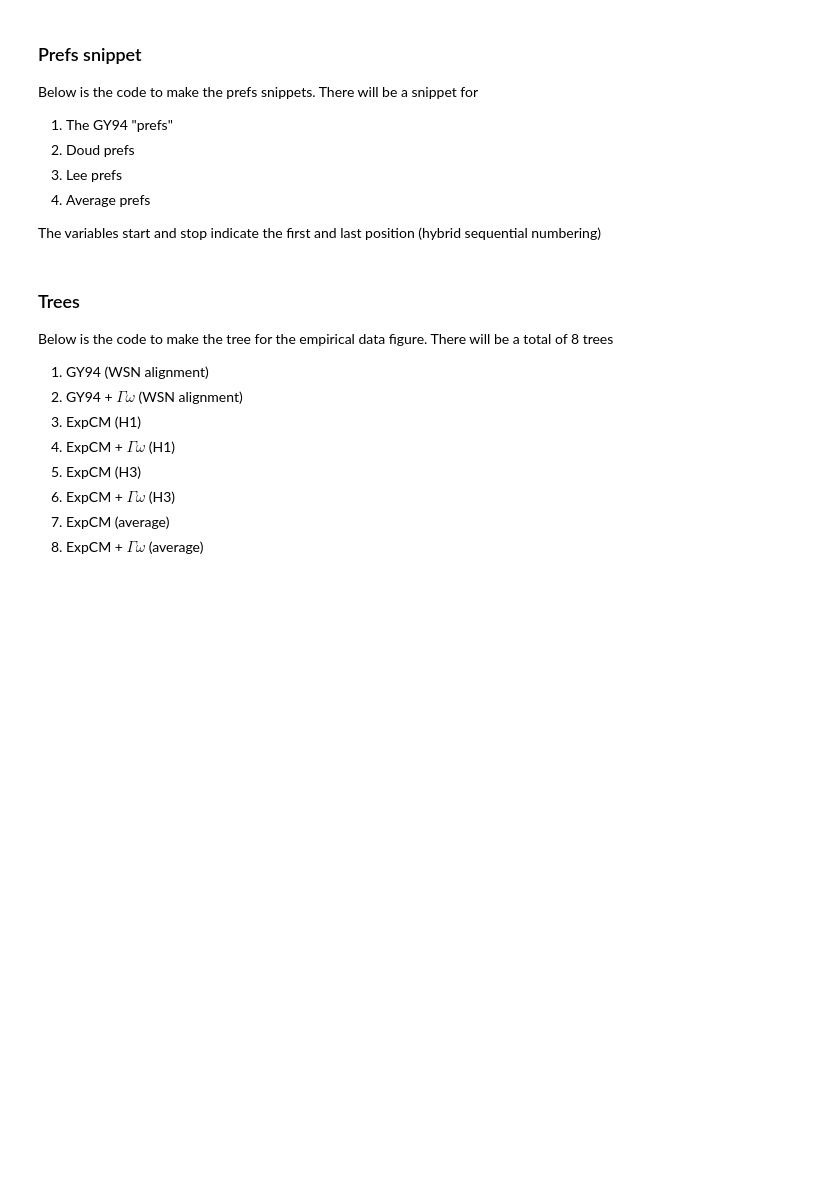
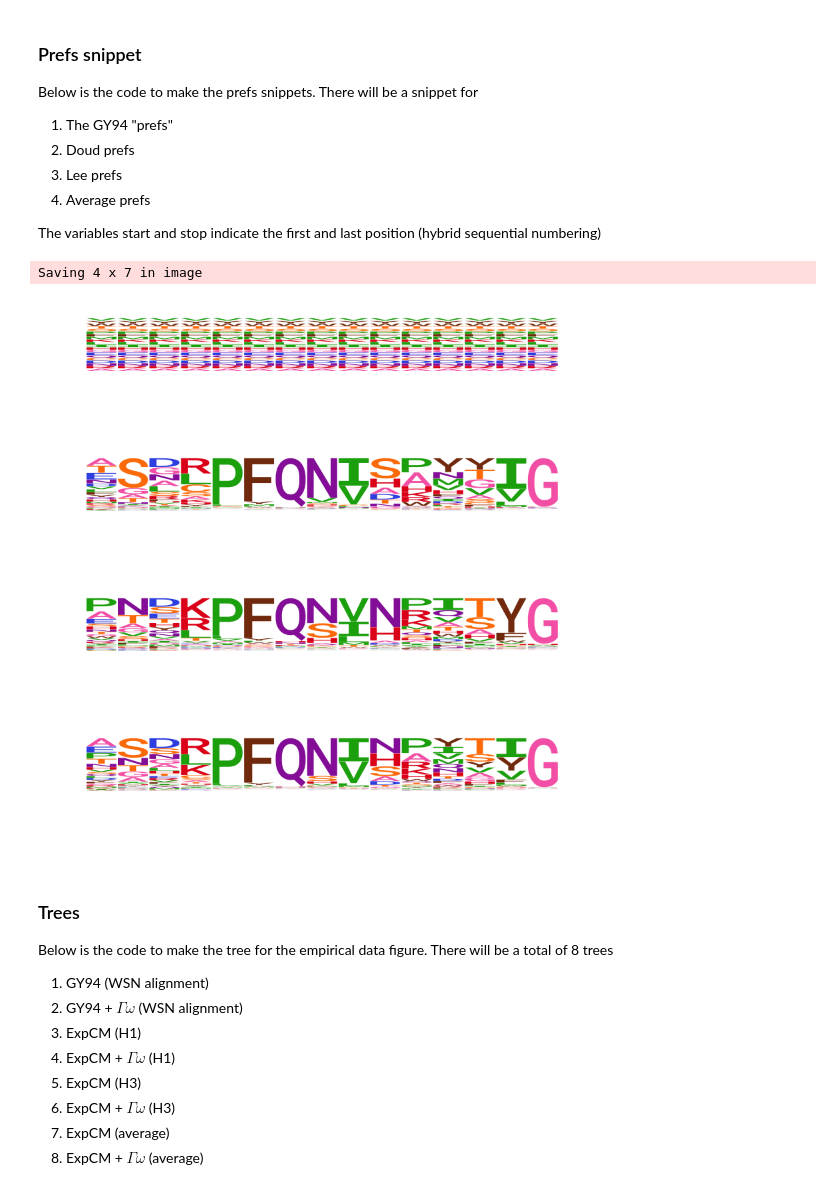
Before and after one commit to jbloomlab/divergence_timing_manuscript, a Jupyter notebook: manuscript/figures/figures.ipynb, the cells around one changed output. Drawn from its saved outputs; the diff is of its cells as text; code cells hidden in the pictures; blank space fills up the shorter version.

Commit message:
tweaks to empirical trees figure

```diff
--- a/manuscript/figures/figures.ipynb
+++ b/manuscript/figures/figures.ipynb
@@ -308,25 +308,31 @@ Below is the code to make the prefs snippets. There will be a snippet for
 The variables start and stop indicate the first and last position (hybrid sequential numbering)
 # %%
 start = 290
-stop = 310
+stop = 306
 map = read.csv("../../analysis/HA/data/references/hybrid_numbering.csv")
 map = map[map$hybrid>start & map$hybrid<stop, ]
 
 # subset prefs
 doud_prefs = read.csv("../../analysis/HA/data/references/HA_Doud_prefs.csv") %>% filter(site %in% map$WSN)
 lee_prefs = read.csv("../../analysis/HA/data/references/HA_Lee_prefs.csv") %>% filter(site %in% map$Perth)
 average_prefs = read.csv("../../analysis/HA/data/references/HA_average_prefs.csv") %>% filter(site %in% map$hybrid)
 
 # make GY94 prefs
 GY_prefs = as.data.frame(matrix(0.05, ncol = 20, nrow = stop-start-1))
 colnames(GY_prefs) = colnames(doud_prefs)[colnames(doud_prefs) != "site"]
 GY_prefs$site = map$hybrid
 
 #make logoplots
 prefs_doud = make_prefs_plot(list(H1=prefs_to_matrix(doud_prefs, 1.54)))
 prefs_average = make_prefs_plot(list(Average=prefs_to_matrix(average_prefs, 1.77)))
 prefs_lee = make_prefs_plot(list(H3=prefs_to_matrix(lee_prefs, 1.76)))
 prefs_gy = make_prefs_plot(list(GY=prefs_to_matrix(GY_prefs, 1.0)))
+prefs = plot_grid(prefs_gy, prefs_doud, prefs_lee, prefs_average, ncol=1)
+prefs
+ggsave("_raw_empirical_prefs.png", width=4)
+# %% [output]
+Saving 4 x 7 in image
+[figure, added]
 # %% [markdown]
 ### Trees
 
```
Also changed, not shown: parts of 3 cells of this notebook, 5 other files.
